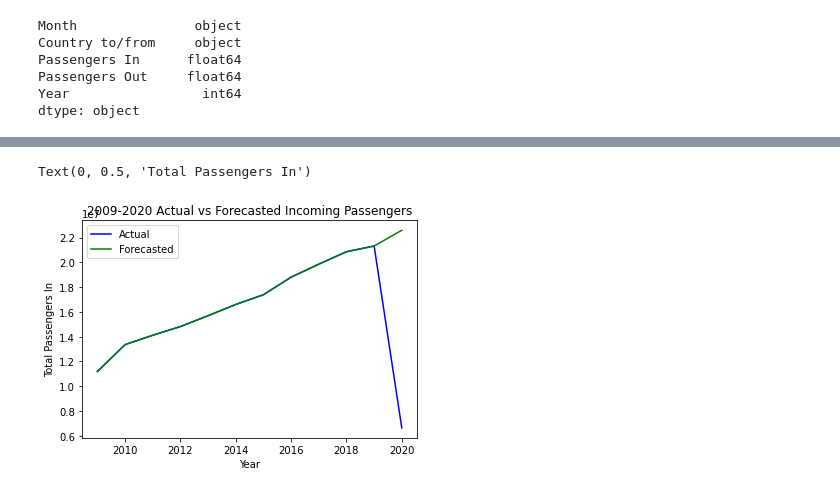
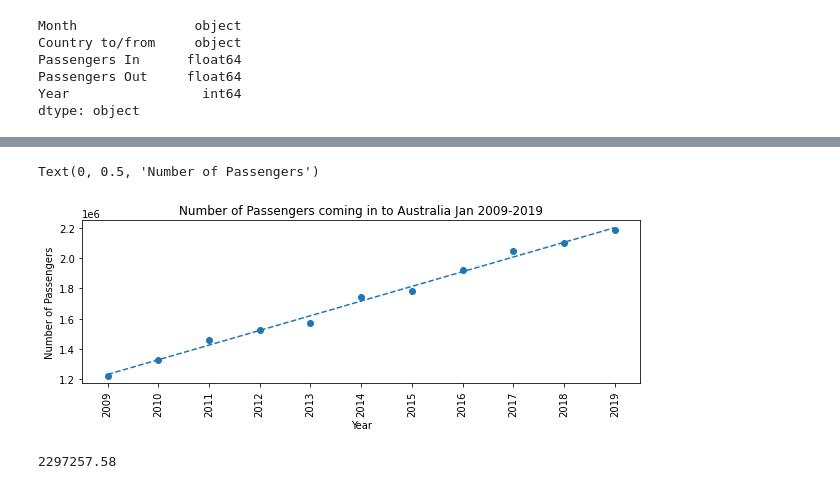
Before and after one commit to dianeyaneza/ebay-espresso, a Jupyter notebook: project_1.ipynb, the cells around one changed output, grey strips where cells are left out. Drawn from its saved outputs; the diff is of its cells as text; code cells hidden in the pictures.

Commit message:
added monthly regressions

```diff
--- a/project_1.ipynb
+++ b/project_1.ipynb
@@ -626,15 +72,0 @@ passenger_year_19_df = passenger_year_19_df.append(new_row, ignore_index=True)
-# %%
-# plot graph showing overall expected vs real 2020 values - incoming
-x_year_predict = passenger_year_19_df["Year"]
-y_year_act = passenger_year_df["Passengers In"]
-y_year_pred = passenger_year_19_df["Passengers In"]
-plt.plot(x_year_predict, y_year_act, label='Actual', color='blue')
-plt.plot(x_year_predict, y_year_pred, label='Forecasted', color='green')
-plt.rcParams["figure.figsize"] = (12,7)
-plt.legend()
-plt.title("2009-2020 Actual vs Forecasted Incoming Passengers")
-plt.xlabel("Year")
-plt.ylabel("Total Passengers In")
-# %% [output]
-Text(0, 0.5, 'Total Passengers In')
-[figure, removed]
@@ -640,0 +220,43 @@ Text(0, 0.5, 'Total Passengers In')
+# %%
+# Create dataframes for every year excluding 2020- summed with monthly passengers in and out
+passengers_19_jan_df = passengers_jan_df[~passengers_jan_df["Year"].isin([2020])]
+passengers_19_feb_df = passengers_feb_df[~passengers_feb_df["Year"].isin([2020])]
+passengers_19_mar_df = passengers_mar_df[~passengers_mar_df["Year"].isin([2020])]
+passengers_19_apr_df = passengers_apr_df[~passengers_apr_df["Year"].isin([2020])]
+passengers_19_may_df = passengers_may_df[~passengers_may_df["Year"].isin([2020])]
+passengers_19_jun_df = passengers_jun_df[~passengers_jun_df["Year"].isin([2020])]
+passengers_19_jul_df = passengers_jul_df[~passengers_jul_df["Year"].isin([2020])]
+passengers_19_aug_df = passengers_aug_df[~passengers_aug_df["Year"].isin([2020])]
+passengers_19_sep_df = passengers_sep_df[~passengers_sep_df["Year"].isin([2020])]
+passengers_19_oct_df = passengers_oct_df[~passengers_oct_df["Year"].isin([2020])]
+passengers_19_nov_df = passengers_nov_df[~passengers_nov_df["Year"].isin([2020])]
+passengers_19_dec_df = passengers_dec_df
+# %%
+# scatter plot for January 2009-2019 incoming
+# Plot the linear model
+year = passengers_19_jan_df.iloc[:,1]
+passengers_in_jan = passengers_19_jan_df.iloc[:,2]
+
+# Perform a linear regression on year versus passengers in
+vc_slope, vc_int, vc_r, vc_p, vc_std_err = stats.linregress(year, passengers_in_jan)
+
+ # Create equation of line to calculate predicted passengers in
+vc_fit = vc_slope * year + vc_int
+
+plt.figure(figsize=(10,3))
+plt.scatter(year,passengers_in_jan)
+plt.plot(year,vc_fit,"--")
+plt.xticks(year, rotation=90)
+plt.title("Number of Passengers coming in to Australia Jan 2009-2019")
+plt.xlabel('Year')
+plt.ylabel('Number of Passengers')
+# %% [output]
+Text(0, 0.5, 'Number of Passengers')
+[figure, added]
+# %%
+# forecast the incoming passengers for 2020
+year = 2020
+year_2020_predict_jan_in = round(vc_slope * year + vc_int,2)
+year_2020_predict_jan_in
+# %% [output]
+2297257.58
```
Also changed, not shown: parts of 110 cells of this notebook.
